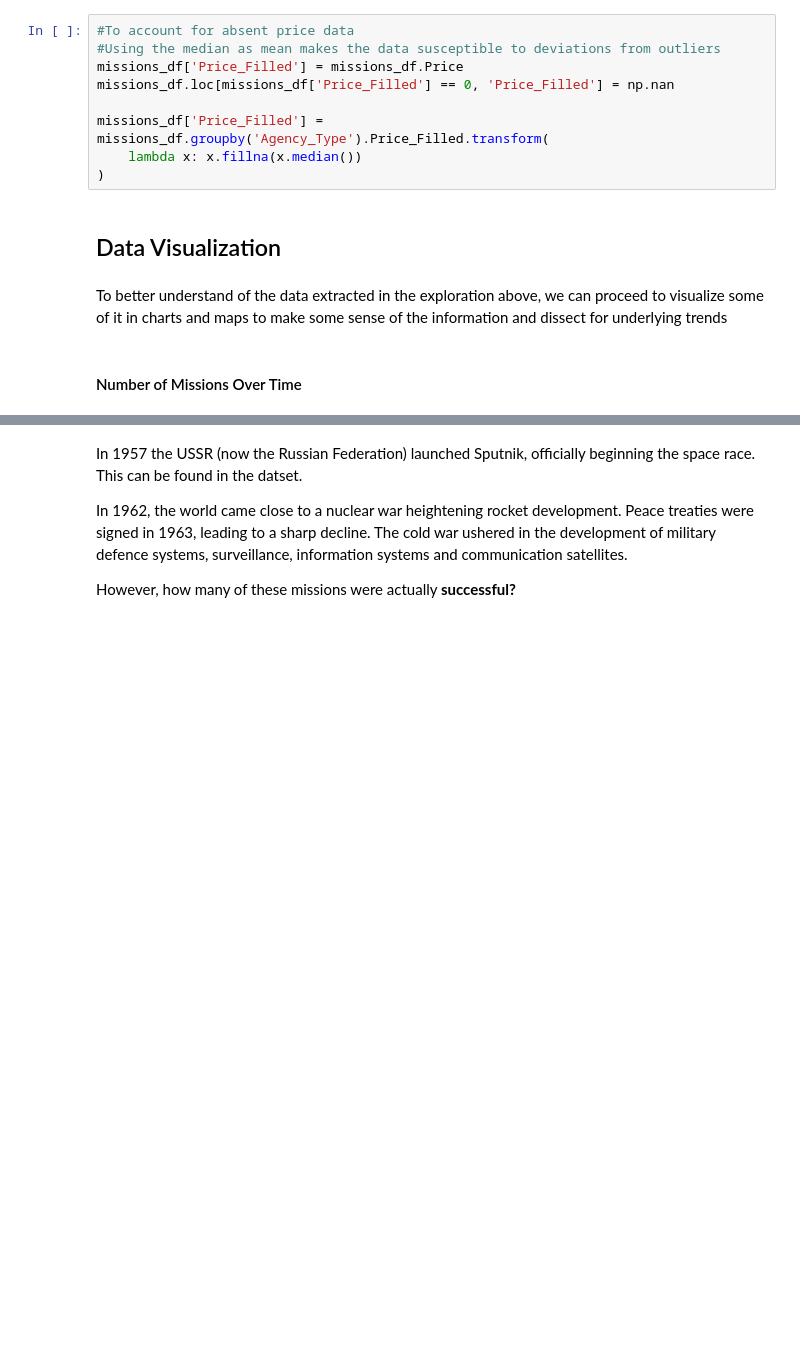
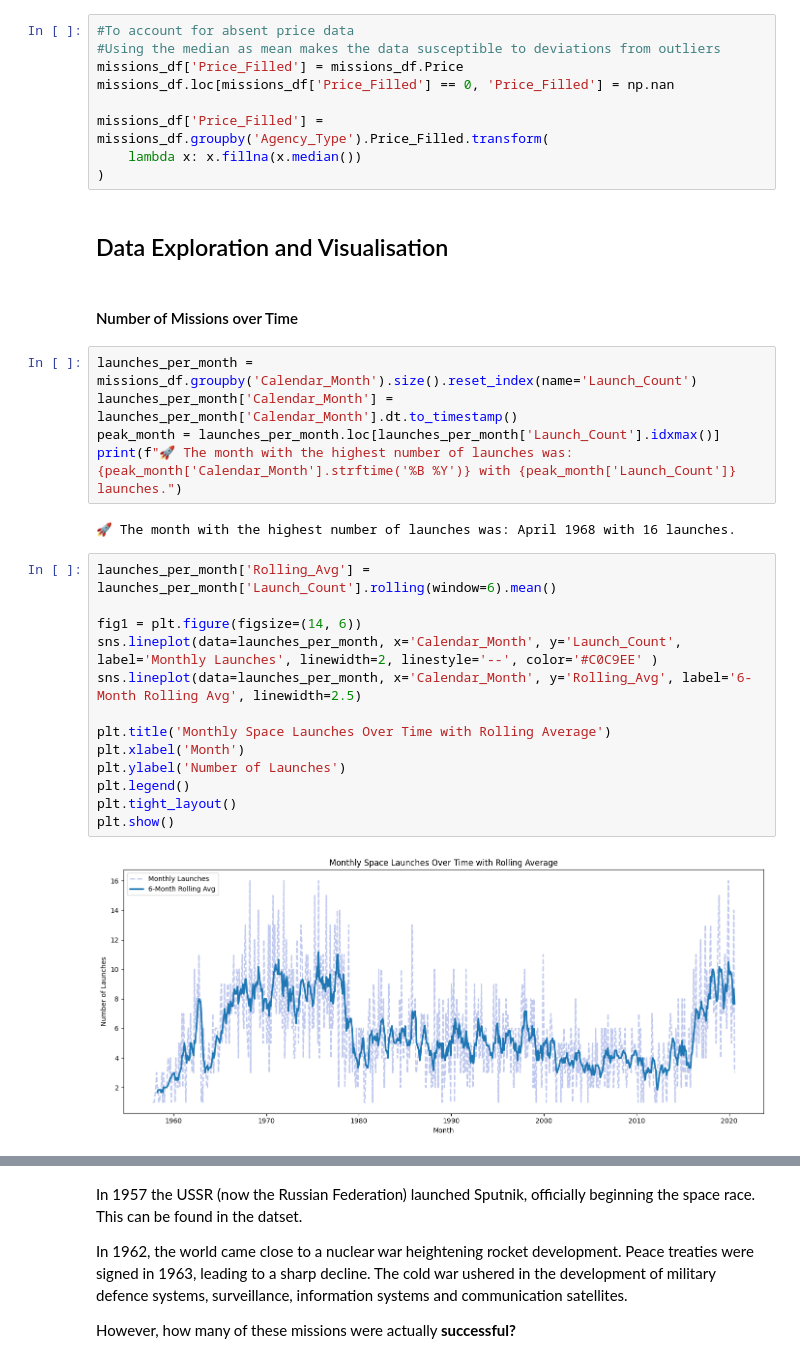
Before and after one commit to rumetheengineer/space-race, a Jupyter notebook: Space Race Visualisation.ipynb, the cells around one changed output, grey strips where cells are left out. Cells and saved outputs as stored; diff of their text form; blank space fills up the shorter version.

```diff
--- a/Space Race Visualisation.ipynb
+++ b/Space Race Visualisation.ipynb
@@ -203,9 +174,29 @@ missions_df.loc[missions_df['Price_Filled'] == 0, 'Price_Filled'] = np.nan
 missions_df['Price_Filled'] = missions_df.groupby('Agency_Type').Price_Filled.transform(
     lambda x: x.fillna(x.median())
 )
-# %% [markdown]
-<h2>Data Visualization</h2>
-# %% [markdown]
-<p>To better understand of the data extracted in the exploration above, we can proceed to visualize some of it in charts and maps to make some sense of the information and dissect for underlying trends</p>
+# %% [markdown]
+## Data Exploration and Visualisation
 # %% [markdown]
-<h4>Number of Missions Over Time</h4>
+#### Number of Missions over Time
+# %%
+launches_per_month = missions_df.groupby('Calendar_Month').size().reset_index(name='Launch_Count')
+launches_per_month['Calendar_Month'] = launches_per_month['Calendar_Month'].dt.to_timestamp()
+peak_month = launches_per_month.loc[launches_per_month['Launch_Count'].idxmax()]
+print(f"🚀 The month with the highest number of launches was: {peak_month['Calendar_Month'].strftime('%B %Y')} with {peak_month['Launch_Count']} launches.")
+# %% [output]
+🚀 The month with the highest number of launches was: April 1968 with 16 launches.
+# %%
+launches_per_month['Rolling_Avg'] = launches_per_month['Launch_Count'].rolling(window=6).mean()
+
+fig1 = plt.figure(figsize=(14, 6))
+sns.lineplot(data=launches_per_month, x='Calendar_Month', y='Launch_Count', label='Monthly Launches', linewidth=2, linestyle='--', color='#C0C9EE' )
+sns.lineplot(data=launches_per_month, x='Calendar_Month', y='Rolling_Avg', label='6-Month Rolling Avg', linewidth=2.5)
+
+plt.title('Monthly Space Launches Over Time with Rolling Average')
+plt.xlabel('Month')
+plt.ylabel('Number of Launches')
+plt.legend()
+plt.tight_layout()
+plt.show()
+# %% [output]
+[figure, added]
```
Also changed, not shown: parts of 68 cells of this notebook.
